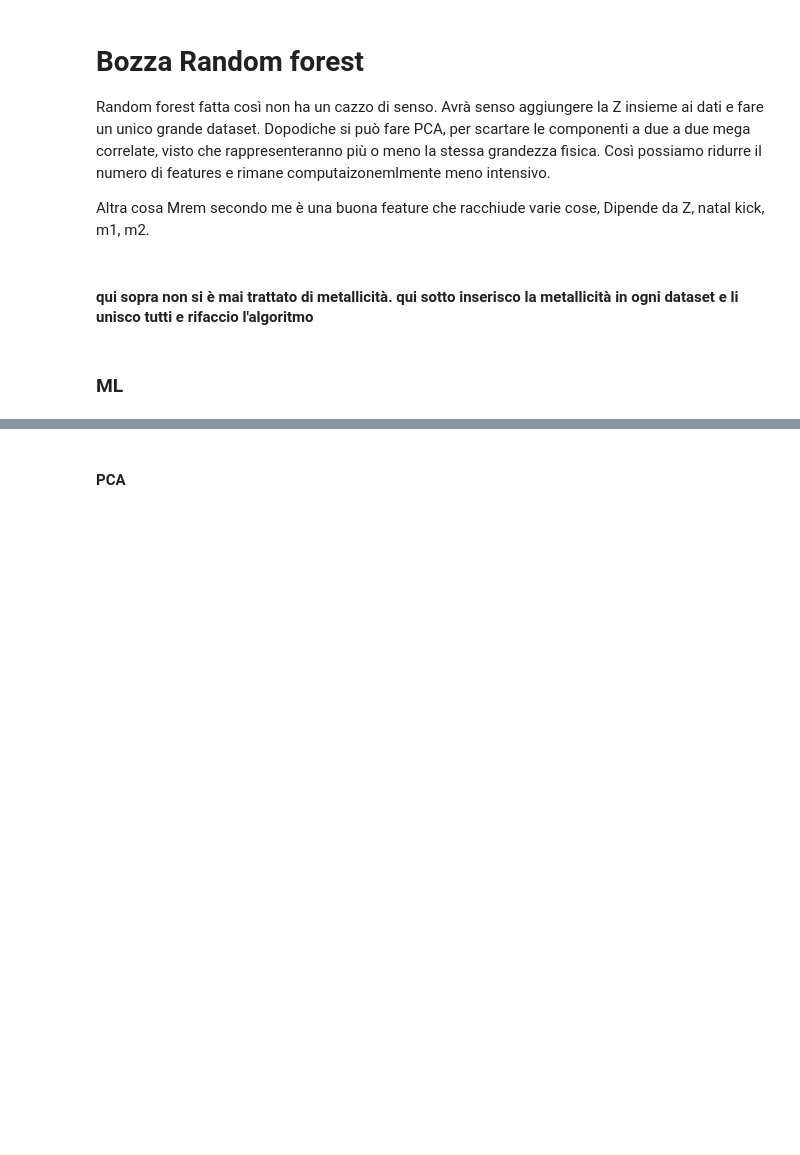
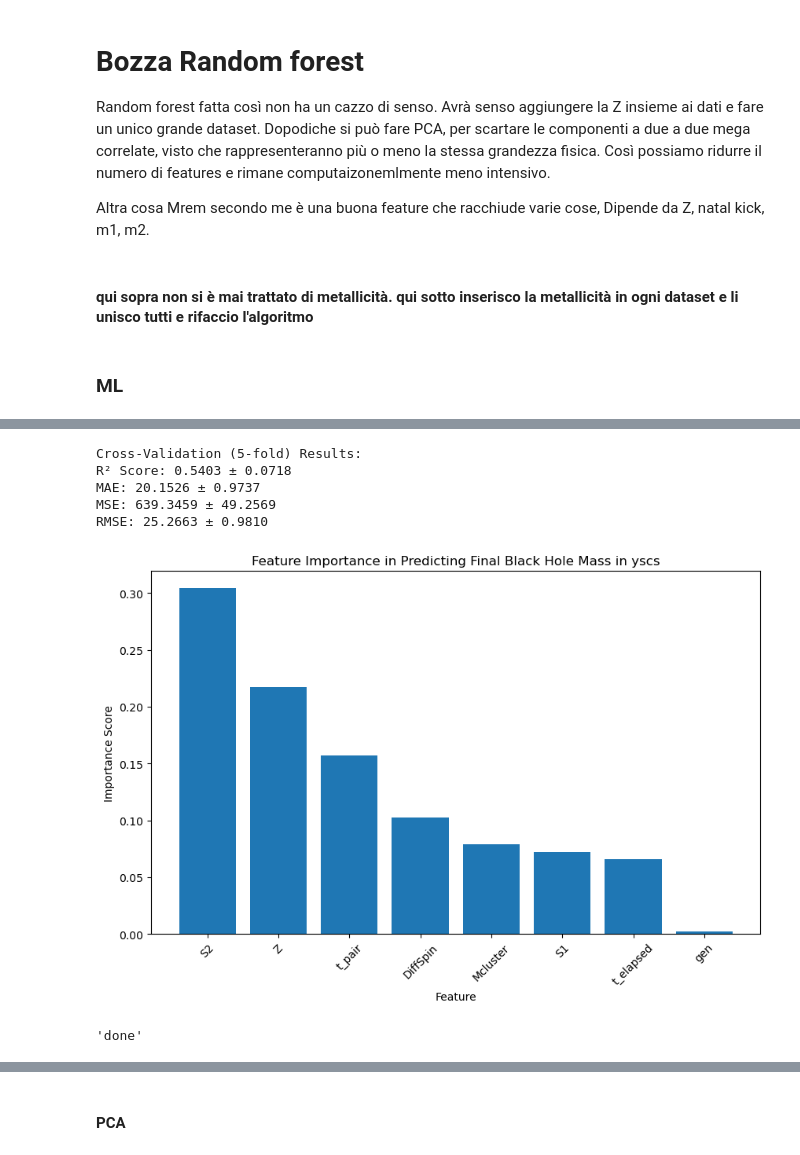
Before and after one commit to BelliLuigi/Hierarchical-mergers-of-black-holes, a Jupyter notebook: progetto.ipynb, the cells around one changed output, grey strips where cells are left out. Drawn from its saved outputs; the diff is of its cells as text; code cells hidden in the pictures; blank space fills up the shorter version.

```diff
--- a/progetto.ipynb
+++ b/progetto.ipynb
@@ -237,0 +159,10 @@ R² Score: 0.9941722169355255
+# %%
+rndmfrst('ysc',['M1', 'M2','Srem', 'esca_v','kick'], 'Mrem' )
+# %% [output]
+Cross-Validation (5-fold) Results:
+R² Score: 0.5403 ± 0.0718
+MAE: 20.1526 ± 0.9737
+MSE: 639.3459 ± 49.2569
+RMSE: 25.2663 ± 0.9810
+[figure, added]
+'done'
```
Also changed, not shown: parts of 29 cells of this notebook, 1 other file.
